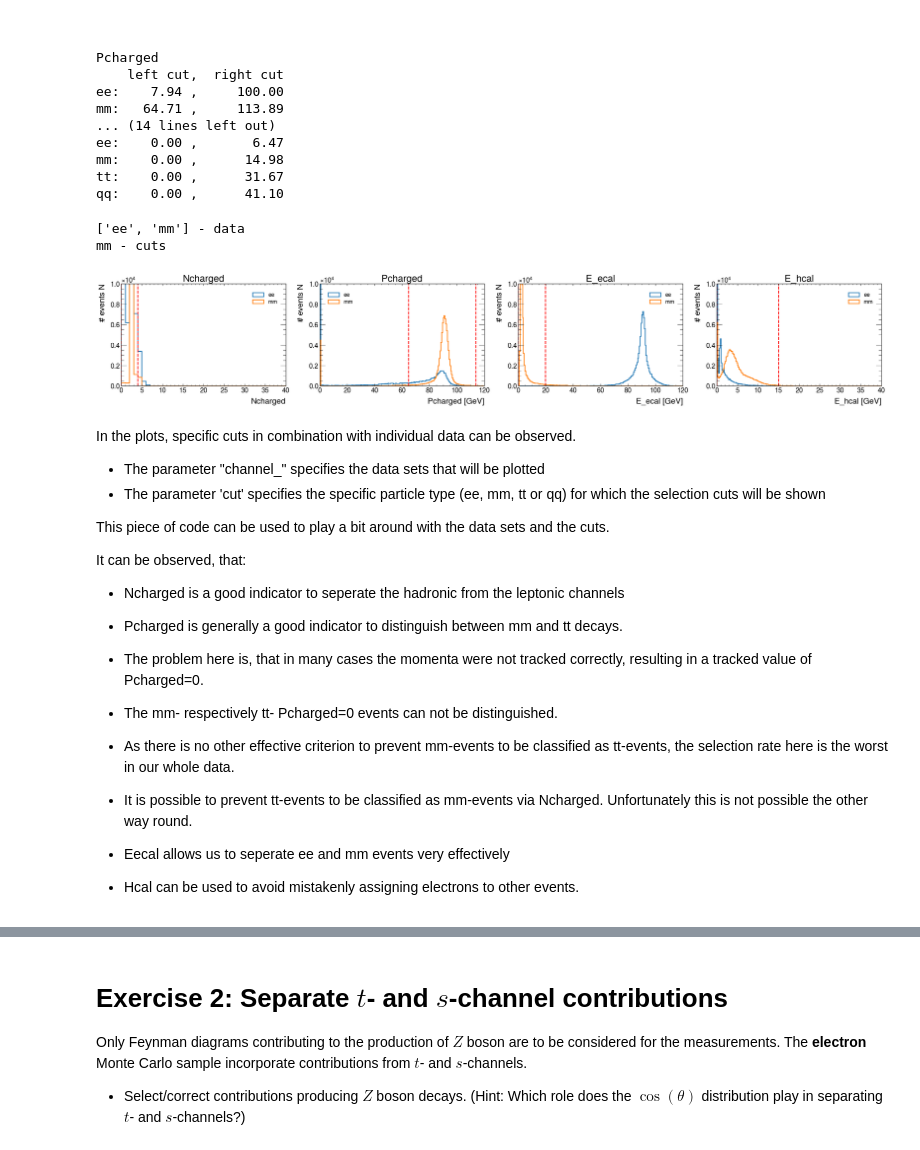
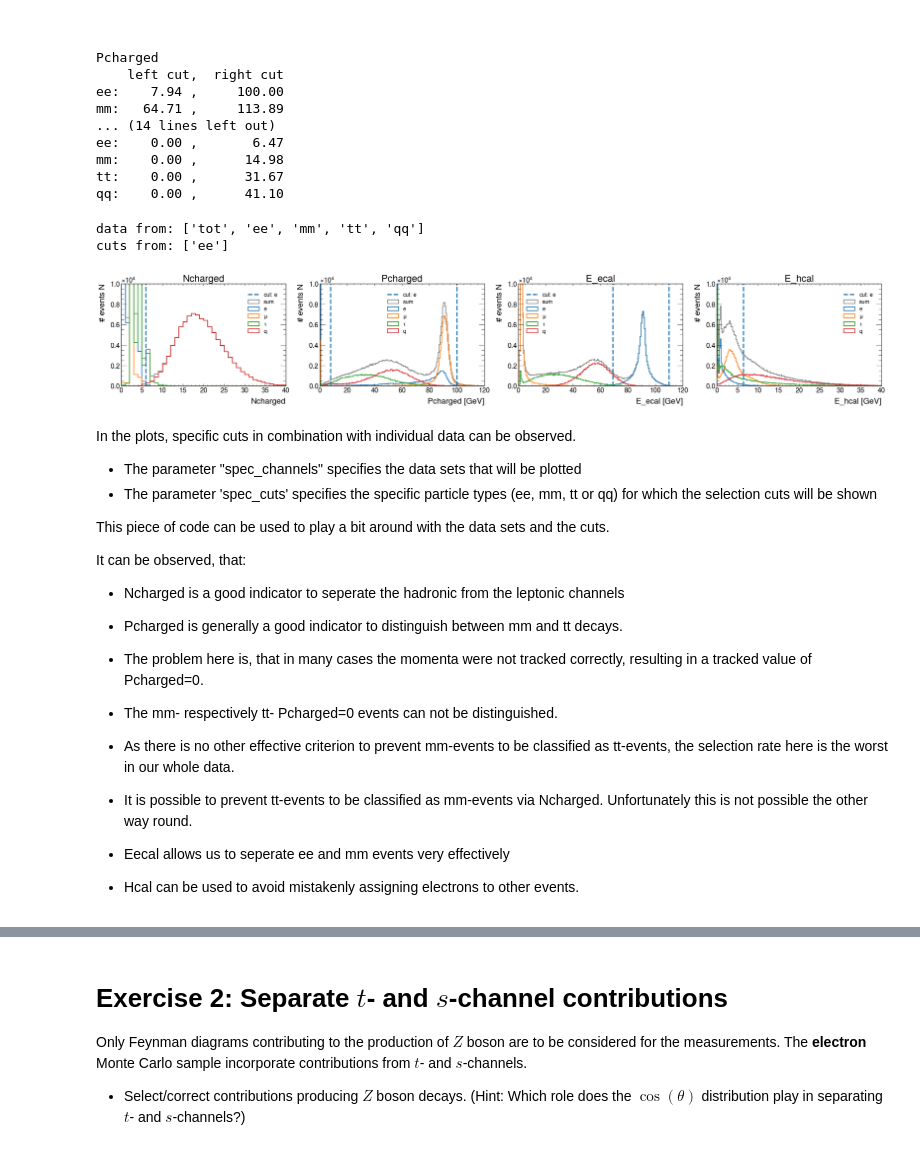
Before and after one commit to nicolaigoelz/z0-precisionmeasurement, a Jupyter notebook: z0_experiment.ipynb, the cells around one changed output, grey strips where cells are left out. Cells and saved outputs as stored; diff of their text form; code cells hidden in the pictures.

```diff
--- a/z0_experiment.ipynb
+++ b/z0_experiment.ipynb
@@ -28,6 +28,7 @@ You can find more info on uproot following the references:
 
 First, let's specify the folder path for both data and Monte Carlo (MC) samples
 # %%
+# Read the Monte Carlo data
 path_mc = 'opal_data/mc/'
 
 # Open the files
@@ -65,7 +66,8 @@ for variable in variable_names:
     array_qq[variable] = ak.to_numpy(branches_qq[variable])
     array_tot[variable] = ak.to_numpy(branches_tot[variable])
 
-channels = ['ee', 'mm', 'tt', 'qq']
+all_channels = ['tot', 'ee', 'mm', 'tt', 'qq']
+dist_channels = ['ee', 'mm', 'tt', 'qq']
 array = {'ee' : array_ee,
          'mm' : array_mm,
          'tt' : array_tt,
@@ -141,9 +159,0 @@ plt.show()
-# %%
-# Testline to have a closer look at certain distributions
-variable = 'E_ecal'
-
-plt.hist(ak.to_numpy(branches_ee[variable]), bins=np.linspace(0, 120, 501),
-                 histtype='step',  linewidth=2)
-# plt.yscale('log')
-
-plt.show()
@@ -323,51 +320,53 @@ mm:    0.00 ,      14.98
 tt:    0.00 ,      31.67
 qq:    0.00 ,      41.10
 # %%
-# Plotting individual data and cuts for all variables
+### Plotting only specific channels and cuts for all variables
+spec_channels = ['tot', 'ee', 'mm', 'tt', 'qq']
+spec_cuts = ['ee']
 
-# bins for histogramms
-bins_mc = {'Ncharged' : np.linspace(0, 40, 41),
-           'Pcharged' : np.linspace(0, 120, 201),
-           'E_ecal' : np.linspace(0, 120, 201),
-           'E_hcal' : np.linspace(0, 40, 201)}
-
-# limits for the plots
-ylims_mc = [(0, 1e4), (0, 1e4), (0, 1e4), (0, 1e4)]
+print(f'data from: {spec_channels}')
+print(f'cuts from: {spec_cuts}')
 
 
+### plotting
+plt.style.use(mplhep.style.ATLAS)  # plot style of ATLAS
 fig, axes = plt.subplots(1, 4, figsize=(28, 5))
 
-channel_ = ['ee', 'mm']
-cut = 'mm'
-print(f"{channel_} - data")
-print(f'{cut} - cuts')
+# plot histograms for all variables and channels
+for (i, variable) in zip(range(4), variables):
+    for channel in spec_channels:
+        axes[i].hist(array[channel][variable],
+                     bins=bins_mc[variable],
+                     histtype='step',
+                     linewidth=2,
+                     alpha= 0.9,
+                     color=color[channel],
+                     label=plot_label[channel])
 
-for channel in channel_:
-    for (i, variable) in zip(range(4), variables):
-        # plot distributions
-        axes[i].hist(array[channel][variable], bins=bins_mc[variable],
-                     histtype='step', linewidth=2, label=f'{channel}')
-        axes[i].axvline(cuts[cut][variable][0], ls='--', color='r')
-        axes[i].axvline(cuts[cut][variable][1], ls='--', color='r')
+    for cut in spec_cuts:
+        axes[i].axvline(cuts[cut][variable][0], ls='--', lw=3, color=color[cut])
+        axes[i].axvline(cuts[cut][variable][1], ls='--', lw=3, color=color[cut],
+                        label=f'cut: {plot_label[cut]}')
 
-        # plot settings
-        axes[i].set_ylim(ylims_mc[i])
-        axes[i].set_title(variable)
-        axes[i].set_xlabel(variable + units[i])
-        axes[i].set_ylabel(r'# events $N$')
-        axes[i].legend()
-        # axes[2].set_yscale('log')
+
+    # plot settings
+    axes[i].set_ylim(ylims_mc[variable])
+    axes[i].set_title(variable)
+    axes[i].set_xlabel(variable + unit[variable])
+    axes[i].set_ylabel(r'# events $N$')
+    axes[i].legend()
+
 
 plt.tight_layout()
 plt.show()
 # %% [output]
-['ee', 'mm'] - data
-mm - cuts
+data from: ['tot', 'ee', 'mm', 'tt', 'qq']
+cuts from: ['ee']
-[figure, old version]
+[figure, new version]
 # %% [markdown]
 In the plots, specific cuts in combination with individual data can be observed.
-- The parameter "channel_" specifies the data sets that will be plotted
-- The parameter 'cut' specifies the specific particle type (ee, mm, tt or qq) for which the selection cuts will be shown
+- The parameter "spec_channels" specifies the data sets that will be plotted
+- The parameter 'spec_cuts' specifies the specific particle types (ee, mm, tt or qq) for which the selection cuts will be shown
 
 This piece of code can be used to play a bit around with the data sets and the cuts.
 
```
Also changed, not shown: parts of 33 cells of this notebook.
